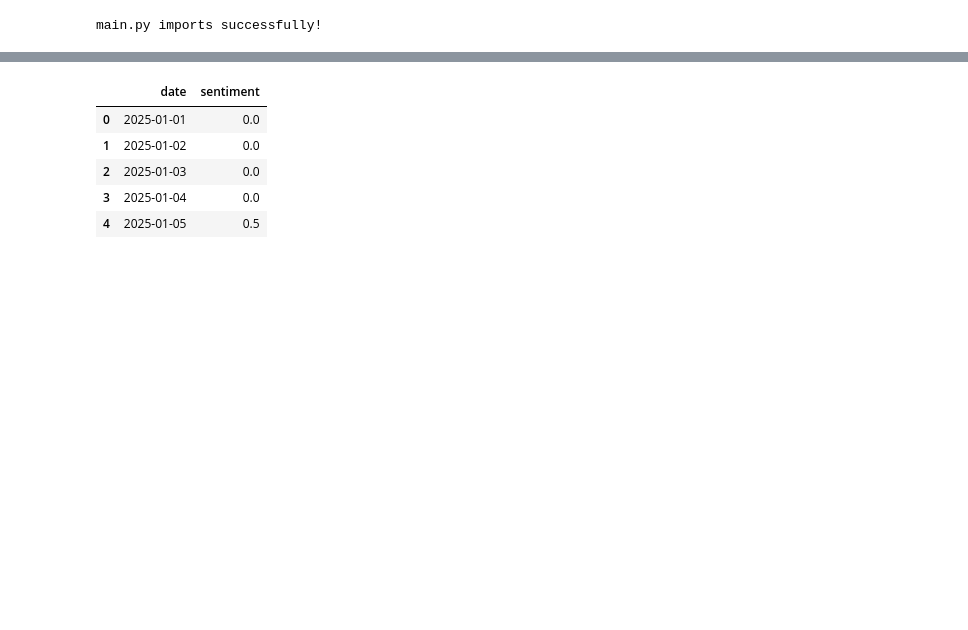
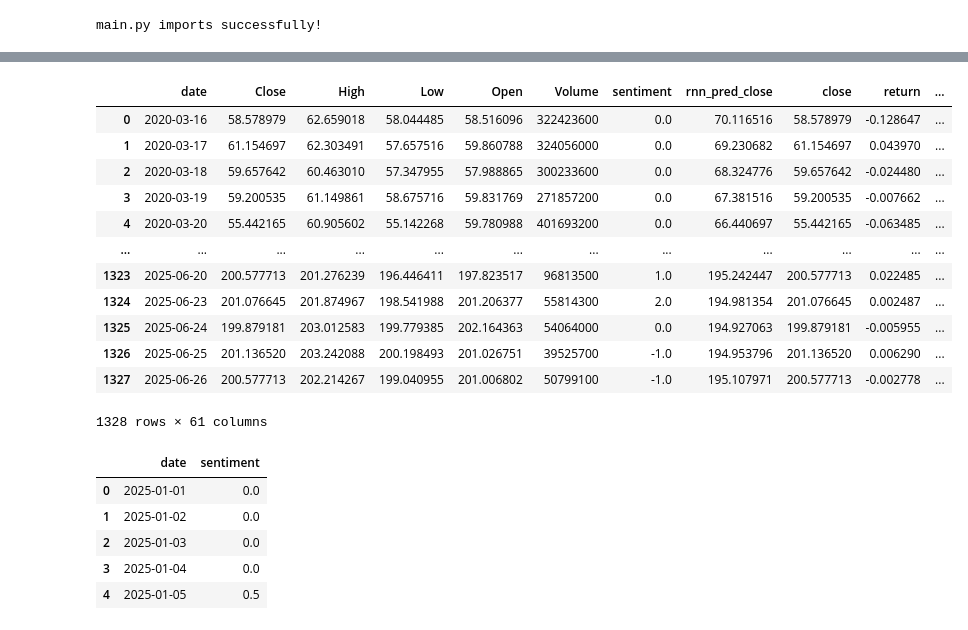
Before and after one commit to ArnaudThs/StockProphet, a Jupyter notebook: StockProphet/Notebook/test_mainpy.ipynb, the cells around one changed output, grey strips where cells are left out. Cells and saved outputs as stored; diff of their text form; code cells hidden in the pictures; blank space fills up the shorter version.

```diff
--- a/StockProphet/Notebook/test_mainpy.ipynb
+++ b/StockProphet/Notebook/test_mainpy.ipynb
@@ -31,0 +49,6 @@ ohlcv.head()
+# %%
+WINDOW_SIZE = 50
+TRAIN_RATIO = 0.8
+BATCH_SIZE = 32
+LSTM_EPOCHS = 10
+RNN_MODEL_SAVE = "lstm_rnn.keras"
@@ -31,0 +153,2 @@ ohlcv.head()
+# %%
+series = build_rnn_predictions(df_ohlc=df_ohlcv)
@@ -32,3 +192,24 @@ ohlcv.head()
+# %%
+df_daily = fetch_daily_ticker_sentiment(api_key = API_KEY_MASSIVE, ticker = SENTIMENT_TICKERS, start_date = SENTIMENT_START_DATE, end_date = SENTIMENT_END_DATE)
+# %%
+df = build_merged_dataframe(df_ohlc = df_ohlcv, df_sentiment=df_daily,
+                           rnn_preds = series, window_size = 50)
+# %%
+df
+# %% [output]
+|  | date | Close | High | Low | Open | Volume | sentiment | rnn_pred_close | close | return | ... |
+| 0 | 2020-03-16 | 58.578979 | 62.659018 | 58.044485 | 58.516096 | 322423600 | 0.0 | 70.116516 | 58.578979 | -0.128647 | ... |
+| 1 | 2020-03-17 | 61.154697 | 62.303491 | 57.657516 | 59.860788 | 324056000 | 0.0 | 69.230682 | 61.154697 | 0.043970 | ... |
+| 2 | 2020-03-18 | 59.657642 | 60.463010 | 57.347955 | 57.988865 | 300233600 | 0.0 | 68.324776 | 59.657642 | -0.024480 | ... |
+| 3 | 2020-03-19 | 59.200535 | 61.149861 | 58.675716 | 59.831769 | 271857200 | 0.0 | 67.381516 | 59.200535 | -0.007662 | ... |
+| 4 | 2020-03-20 | 55.442165 | 60.905602 | 55.142268 | 59.780988 | 401693200 | 0.0 | 66.440697 | 55.442165 | -0.063485 | ... |
+| ... | ... | ... | ... | ... | ... | ... | ... | ... | ... | ... | ... |
+| 1323 | 2025-06-20 | 200.577713 | 201.276239 | 196.446411 | 197.823517 | 96813500 | 1.0 | 195.242447 | 200.577713 | 0.022485 | ... |
+| 1324 | 2025-06-23 | 201.076645 | 201.874967 | 198.541988 | 201.206377 | 55814300 | 2.0 | 194.981354 | 201.076645 | 0.002487 | ... |
+| 1325 | 2025-06-24 | 199.879181 | 203.012583 | 199.779385 | 202.164363 | 54064000 | 0.0 | 194.927063 | 199.879181 | -0.005955 | ... |
+| 1326 | 2025-06-25 | 201.136520 | 203.242088 | 200.198493 | 201.026751 | 39525700 | -1.0 | 194.953796 | 201.136520 | 0.006290 | ... |
+| 1327 | 2025-06-26 | 200.577713 | 202.214267 | 199.040955 | 201.006802 | 50799100 | -1.0 | 195.107971 | 200.577713 | -0.002778 | ... |
+1328 rows × 61 columns
 # %%
 sentiment = load_sentiment()
 sentiment.head()
```
Also changed, not shown: parts of 7 cells of this notebook, 3 other files.
